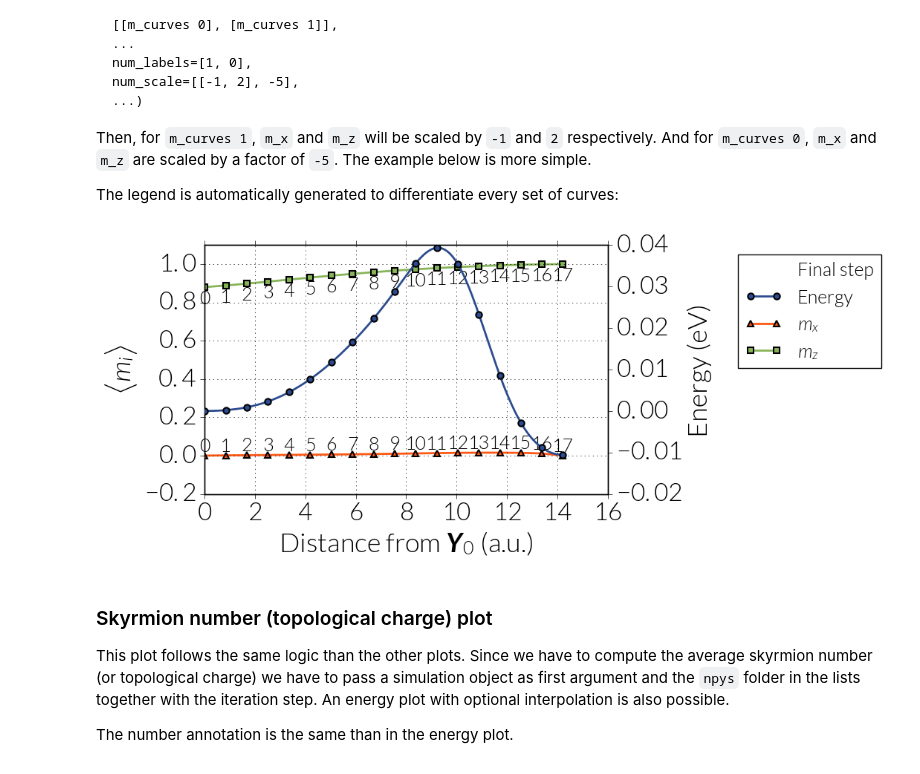
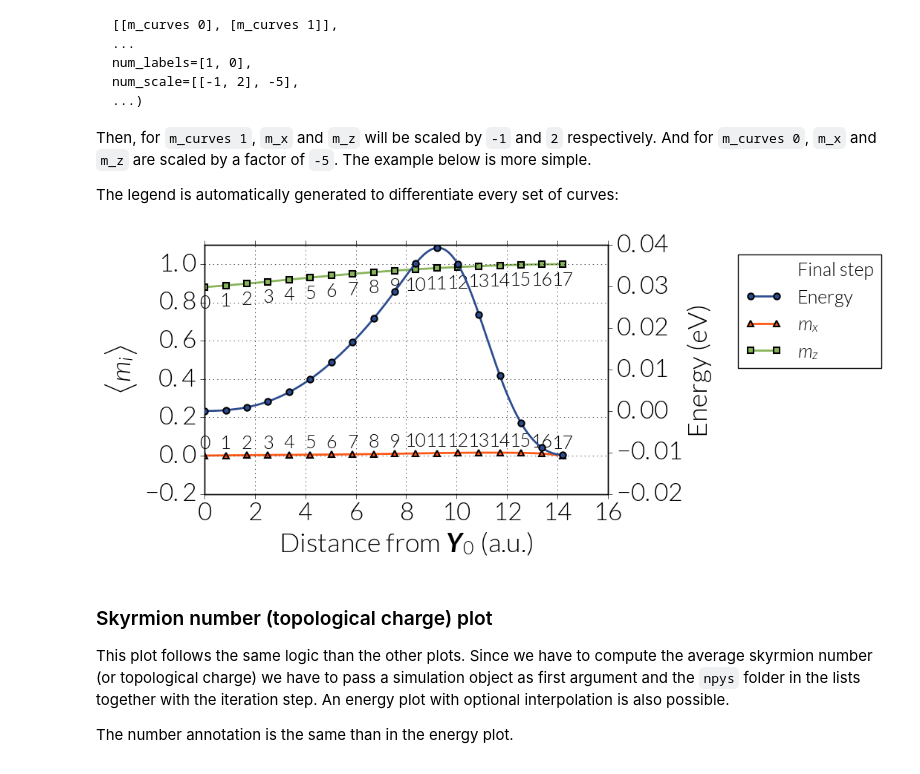
Before and after one commit to davidcortesortuno/nebm_plot_tools, a Jupyter notebook: tutorial/tutorial_fidimag.ipynb, the cells around one changed output. Saved outputs shown, nothing was run; the diff lists cells and outputs as text; code cells hidden in the pictures.

Commit message:
Updated number annotation scales using coordinates transformation, so scales for the number annotations are now smaller

```diff
--- a/tutorial/tutorial_fidimag.ipynb
+++ b/tutorial/tutorial_fidimag.ipynb
@@ -143,23 +143,23 @@ The legend is automatically generated to differentiate every set of curves:
 # %%
 p = npf.plot_dist_vs_m(sim,
 (True, False, True),
 [
 ['neb_21x21-spins_fm-sk_atomic_k1e4_dYs.ndt',
  r'Final step',
  97, 'neb_21x21-spins_fm-sk_atomic_k1e4',
  'neb_21x21-spins_fm-sk_atomic_k1e4_energy.ndt'
  ]],
 num_labels=[0],
-num_scale=[[2, -8]],  # --> Fix
+num_scale=[[2, -0.09]],
 legend_position=(1.3, 1.),
 rel_folder=base_folder,
 ylim=[-0.2, 1.1],
 secondary_axis=[1.602e-19, 'eV'],
 energy_shift=0,
 interpolate_energy=[NEBM_Geodesic, 500]
 )
 # %% [output]
-[figure, old version]
+[figure, new version]
 # %% [markdown]
 ### Skyrmion number (topological charge) plot
 
```
Also changed, not shown: parts of 2 cells of this notebook, 1 other file.
